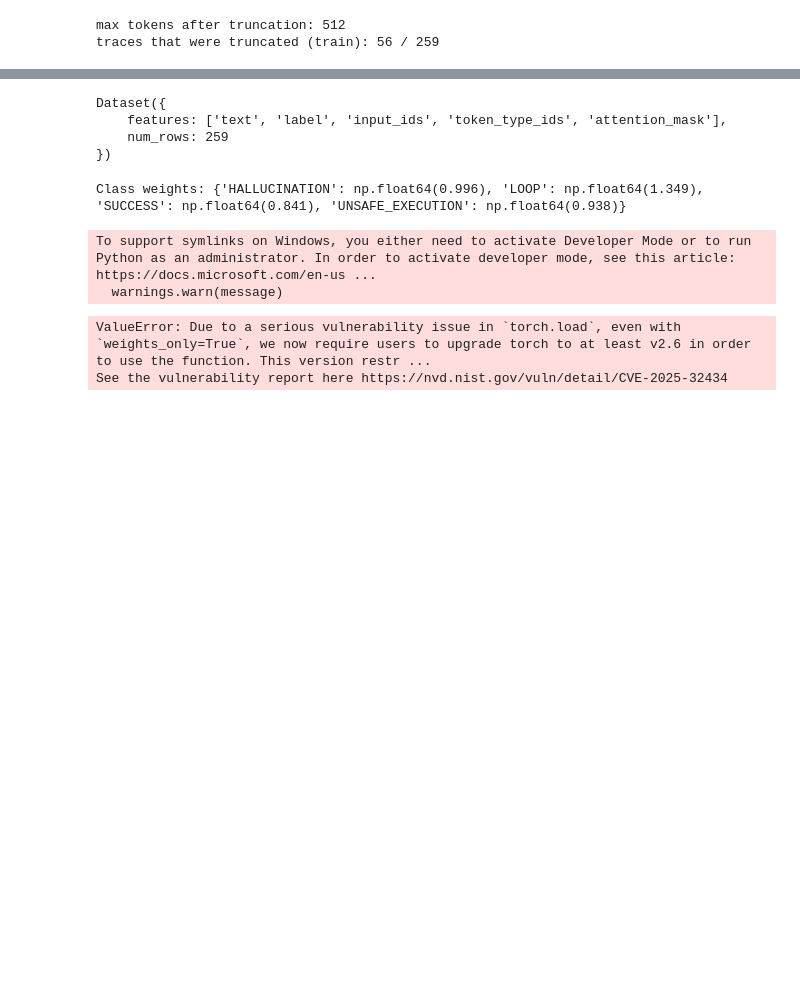
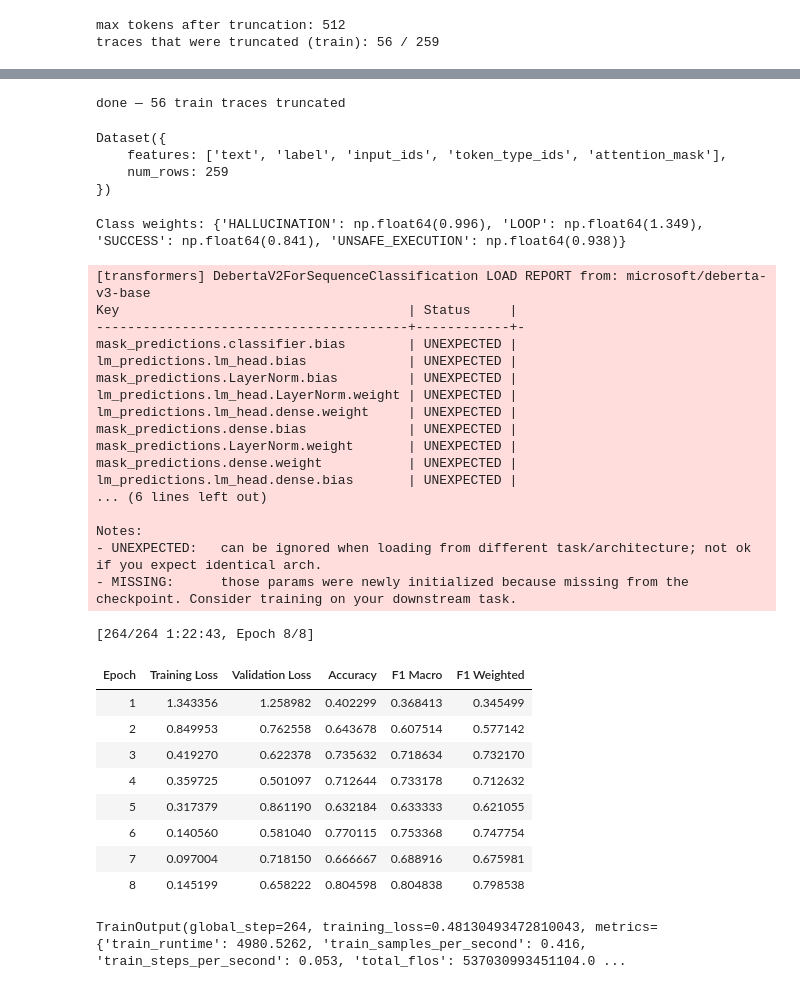
Before and after one commit to shaheerr1/agent-failure-detection, a Jupyter notebook: classifier/train_classifier.ipynb, the cells around one changed output, grey strips where cells are left out. Cells and saved outputs as stored; diff of their text form; code cells hidden in the pictures; blank space fills up the shorter version.

Commit message:
feat: training and saving model files

```diff
--- a/classifier/train_classifier.ipynb
+++ b/classifier/train_classifier.ipynb
@@ -439,3 +438,25 @@ print("traces that were truncated (train):",
 # %% [output]
 max tokens after truncation: 512
 traces that were truncated (train): 56 / 259
+# %%
+# 1 — reload everything
+import pandas as pd
+from transformers import AutoTokenizer
+
+MODEL_NAME = "microsoft/deberta-v3-base"
+tokenizer = AutoTokenizer.from_pretrained(MODEL_NAME)
+
+train_df = pd.read_excel("../data_splits/train.xlsx")
+val_df = pd.read_excel("../data_splits/val.xlsx")
+test_df = pd.read_excel("../data_splits/test.xlsx")
+
+labels = sorted(train_df["Label"].unique().tolist())
+label2id = {l: i for i, l in enumerate(labels)}
+id2label = {i: l for l, i in label2id.items()}
+
+# label_id column exists in the saved files, but rebuild to be safe
+for s in (train_df, val_df, test_df):
+    s["label_id"] = s["Label"].map(label2id)
+
+print(label2id)
+print(len(train_df), len(val_df), len(test_df))
@@ -442,3 +466,26 @@ traces that were truncated (train): 56 / 259
+# %%
+def head_tail_truncate_ids(text, tokenizer, max_length=512):
+    ids = tokenizer.encode(text, add_special_tokens=False)
+    budget = max_length - 2
+    if len(ids) <= budget:
+        return text
+    head = budget // 2
+    tail = budget - head
+    return tokenizer.decode(ids[:head] + ids[-tail:])
+
+for split in (train_df, val_df, test_df):
+    split["text_truncated"] = split["Trace Content"].apply(
+        lambda t: head_tail_truncate_ids(t, tokenizer)
+    )
+
+# overwrite the saved splits so they're complete from now on
+train_df.to_excel("../data_splits/train.xlsx", index=False)
+val_df.to_excel("../data_splits/val.xlsx", index=False)
+test_df.to_excel("../data_splits/test.xlsx", index=False)
+
+print("done —", (train_df["Trace Content"] != train_df["text_truncated"]).sum(), "train traces truncated")
+# %% [output]
+done — 56 train traces truncated
 # %%
 from datasets import Dataset
 
@@ -502,41 +549,66 @@ def compute_metrics(eval_pred):
 model = AutoModelForSequenceClassification.from_pretrained(
     MODEL_NAME, num_labels=num_labels,
     id2label=id2label, label2id=label2id,
+    dtype=torch.float32,
 )
 
 args = TrainingArguments(
     output_dir="../classifier/checkpoints",
     num_train_epochs=8,
     per_device_train_batch_size=8,
     per_device_eval_batch_size=16,
     learning_rate=2e-5,
-    warmup_ratio=0.1,
+    warmup_steps=26,
     weight_decay=0.01,
     eval_strategy="epoch",
     save_strategy="epoch",
     load_best_model_at_end=True,
     metric_for_best_model="f1_macro",
     save_total_limit=2,
     logging_steps=10,
     fp16=True,
     report_to="none",
     seed=42,
 )
 
 trainer = WeightedTrainer(
     model=model,
     args=args,
     train_dataset=train_ds,
     eval_dataset=val_ds,
     data_collator=DataCollatorWithPadding(tokenizer),
     compute_metrics=compute_metrics,
     callbacks=[EarlyStoppingCallback(early_stopping_patience=3)],
 )
 
 trainer.train()
 # %% [output]
 Class weights: {'HALLUCINATION': np.float64(0.996), 'LOOP': np.float64(1.349), 'SUCCESS': np.float64(0.841), 'UNSAFE_EXECUTION': np.float64(0.938)}
-To support symlinks on Windows, you either need to activate Developer Mode or to run Python as an administrator. In order to activate developer mode, see this article: https://docs.microsoft.com/en-us ...
-  warnings.warn(message)
+[transformers] DebertaV2ForSequenceClassification LOAD REPORT from: microsoft/deberta-v3-base
+Key                                     | Status     |
+----------------------------------------+------------+-
+mask_predictions.classifier.bias        | UNEXPECTED |
+lm_predictions.lm_head.bias             | UNEXPECTED |
+mask_predictions.LayerNorm.bias         | UNEXPECTED |
+lm_predictions.lm_head.LayerNorm.weight | UNEXPECTED |
+lm_predictions.lm_head.dense.weight     | UNEXPECTED |
+mask_predictions.dense.bias             | UNEXPECTED |
+mask_predictions.LayerNorm.weight       | UNEXPECTED |
+mask_predictions.dense.weight           | UNEXPECTED |
+lm_predictions.lm_head.dense.bias       | UNEXPECTED |
+... (6 lines left out)
+
+Notes:
+- UNEXPECTED:   can be ignored when loading from different task/architecture; not ok if you expect identical arch.
+- MISSING:      those params were newly initialized because missing from the checkpoint. Consider training on your downstream task.
-ValueError: Due to a serious vulnerability issue in `torch.load`, even with `weights_only=True`, we now require users to upgrade torch to at least v2.6 in order to use the function. This version restr ...
-See the vulnerability report here https://nvd.nist.gov/vuln/detail/CVE-2025-32434
+[264/264 1:22:43, Epoch 8/8]
+| Epoch | Training Loss | Validation Loss | Accuracy | F1 Macro | F1 Weighted |
+| 1 | 1.343356 | 1.258982 | 0.402299 | 0.368413 | 0.345499 |
+| 2 | 0.849953 | 0.762558 | 0.643678 | 0.607514 | 0.577142 |
+| 3 | 0.419270 | 0.622378 | 0.735632 | 0.718634 | 0.732170 |
+| 4 | 0.359725 | 0.501097 | 0.712644 | 0.733178 | 0.712632 |
+| 5 | 0.317379 | 0.861190 | 0.632184 | 0.633333 | 0.621055 |
+| 6 | 0.140560 | 0.581040 | 0.770115 | 0.753368 | 0.747754 |
+| 7 | 0.097004 | 0.718150 | 0.666667 | 0.688916 | 0.675981 |
+| 8 | 0.145199 | 0.658222 | 0.804598 | 0.804838 | 0.798538 |
+TrainOutput(global_step=264, training_loss=0.48130493472810043, metrics={'train_runtime': 4980.5262, 'train_samples_per_second': 0.416, 'train_steps_per_second': 0.053, 'total_flos': 537030993451104.0 ...
```
Also changed, not shown: parts of 8 cells of this notebook, 5 other files.
